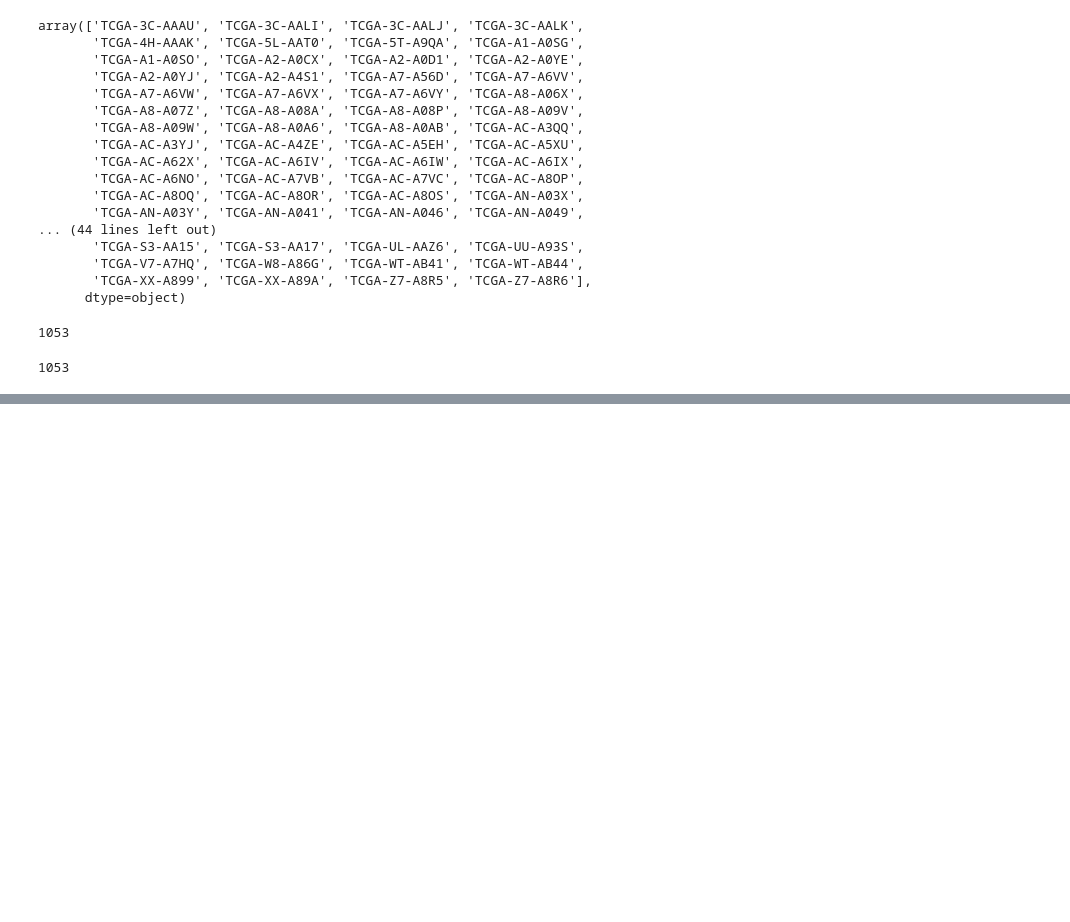
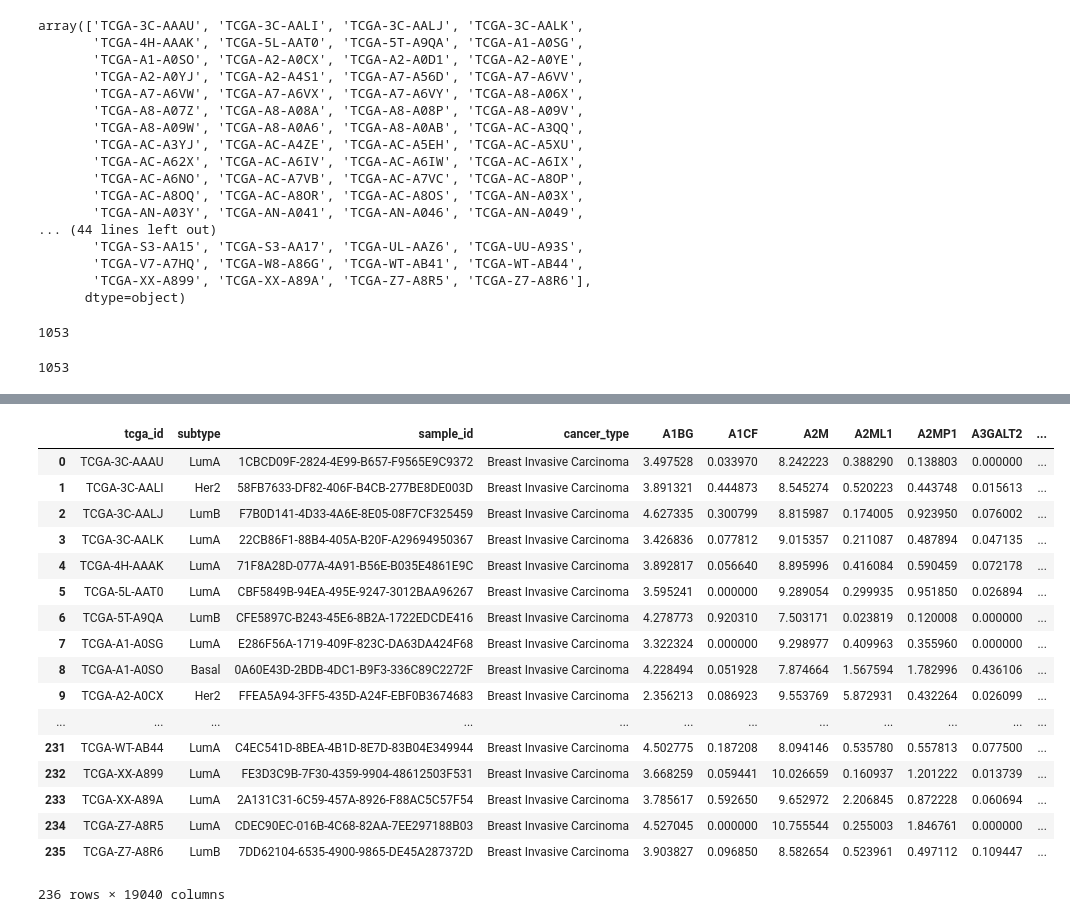
Before and after one commit to DEIB-GECO/brca_subtype, a Jupyter notebook: notebooks/ARCHS4_tcga_preprocessing.ipynb, the cells around one changed output, grey strips where cells are left out. Cells and saved outputs as stored; diff of their text form; code cells hidden in the pictures; blank space fills up the shorter version.

```diff
--- a/notebooks/ARCHS4_tcga_preprocessing.ipynb
+++ b/notebooks/ARCHS4_tcga_preprocessing.ipynb
@@ -258,0 +411,5 @@ tcga_raw_no_brca.to_pickle("../data/tcga_raw_no_labelled_brca_19036.pkl")
+# %%
+tcga_brca_test = tcga_brca_test.astype("int64")
+tcga_brca_test_1000000 = tcga_brca_test*1000*1000
+# %%
+tcga_brca_test_norm = tcga_brca_test_1000000.div(tcga_brca_test.sum(axis=1), axis=0)
@@ -258,0 +420,25 @@ tcga_raw_no_brca.to_pickle("../data/tcga_raw_no_labelled_brca_19036.pkl")
+# %%
+tcga_brca_test_log_norm = tcga_brca_test_norm.apply(lambda x: np.log2(x+1))
+# %%
+tcga_brca_test_log_norm_with_meta = pd.concat([tcga_brca_test_meta, tcga_brca_test_log_norm], axis=1)
+# %%
+tcga_brca_test_log_norm_with_meta
+# %% [output]
+|  | tcga_id | subtype | sample_id | cancer_type | A1BG | A1CF | A2M | A2ML1 | A2MP1 | A3GALT2 | ... |
+| 0 | TCGA-3C-AAAU | LumA | 1CBCD09F-2824-4E99-B657-F9565E9C9372 | Breast Invasive Carcinoma | 3.497528 | 0.033970 | 8.242223 | 0.388290 | 0.138803 | 0.000000 | ... |
+| 1 | TCGA-3C-AALI | Her2 | 58FB7633-DF82-406F-B4CB-277BE8DE003D | Breast Invasive Carcinoma | 3.891321 | 0.444873 | 8.545274 | 0.520223 | 0.443748 | 0.015613 | ... |
+| 2 | TCGA-3C-AALJ | LumB | F7B0D141-4D33-4A6E-8E05-08F7CF325459 | Breast Invasive Carcinoma | 4.627335 | 0.300799 | 8.815987 | 0.174005 | 0.923950 | 0.076002 | ... |
+| 3 | TCGA-3C-AALK | LumA | 22CB86F1-88B4-405A-B20F-A29694950367 | Breast Invasive Carcinoma | 3.426836 | 0.077812 | 9.015357 | 0.211087 | 0.487894 | 0.047135 | ... |
+| 4 | TCGA-4H-AAAK | LumA | 71F8A28D-077A-4A91-B56E-B035E4861E9C | Breast Invasive Carcinoma | 3.892817 | 0.056640 | 8.895996 | 0.416084 | 0.590459 | 0.072178 | ... |
+| 5 | TCGA-5L-AAT0 | LumA | CBF5849B-94EA-495E-9247-3012BAA96267 | Breast Invasive Carcinoma | 3.595241 | 0.000000 | 9.289054 | 0.299935 | 0.951850 | 0.026894 | ... |
+| 6 | TCGA-5T-A9QA | LumB | CFE5897C-B243-45E6-8B2A-1722EDCDE416 | Breast Invasive Carcinoma | 4.278773 | 0.920310 | 7.503171 | 0.023819 | 0.120008 | 0.000000 | ... |
+| 7 | TCGA-A1-A0SG | LumA | E286F56A-1719-409F-823C-DA63DA424F68 | Breast Invasive Carcinoma | 3.322324 | 0.000000 | 9.298977 | 0.409963 | 0.355960 | 0.000000 | ... |
+| 8 | TCGA-A1-A0SO | Basal | 0A60E43D-2BDB-4DC1-B9F3-336C89C2272F | Breast Invasive Carcinoma | 4.228494 | 0.051928 | 7.874664 | 1.567594 | 1.782996 | 0.436106 | ... |
+| 9 | TCGA-A2-A0CX | Her2 | FFEA5A94-3FF5-435D-A24F-EBF0B3674683 | Breast Invasive Carcinoma | 2.356213 | 0.086923 | 9.553769 | 5.872931 | 0.432264 | 0.026099 | ... |
+| ... | ... | ... | ... | ... | ... | ... | ... | ... | ... | ... | ... |
+| 231 | TCGA-WT-AB44 | LumA | C4EC541D-8BEA-4B1D-8E7D-83B04E349944 | Breast Invasive Carcinoma | 4.502775 | 0.187208 | 8.094146 | 0.535780 | 0.557813 | 0.077500 | ... |
+| 232 | TCGA-XX-A899 | LumA | FE3D3C9B-7F30-4359-9904-48612503F531 | Breast Invasive Carcinoma | 3.668259 | 0.059441 | 10.026659 | 0.160937 | 1.201222 | 0.013739 | ... |
+| 233 | TCGA-XX-A89A | LumA | 2A131C31-6C59-457A-8926-F88AC5C57F54 | Breast Invasive Carcinoma | 3.785617 | 0.592650 | 9.652972 | 2.206845 | 0.872228 | 0.060694 | ... |
+| 234 | TCGA-Z7-A8R5 | LumA | CDEC90EC-016B-4C68-82AA-7EE297188B03 | Breast Invasive Carcinoma | 4.527045 | 0.000000 | 10.755544 | 0.255003 | 1.846761 | 0.000000 | ... |
+| 235 | TCGA-Z7-A8R6 | LumB | 7DD62104-6535-4900-9865-DE45A287372D | Breast Invasive Carcinoma | 3.903827 | 0.096850 | 8.582654 | 0.523961 | 0.497112 | 0.109447 | ... |
+236 rows × 19040 columns
```
Also changed, not shown: parts of 49 cells of this notebook, 14 other files.
